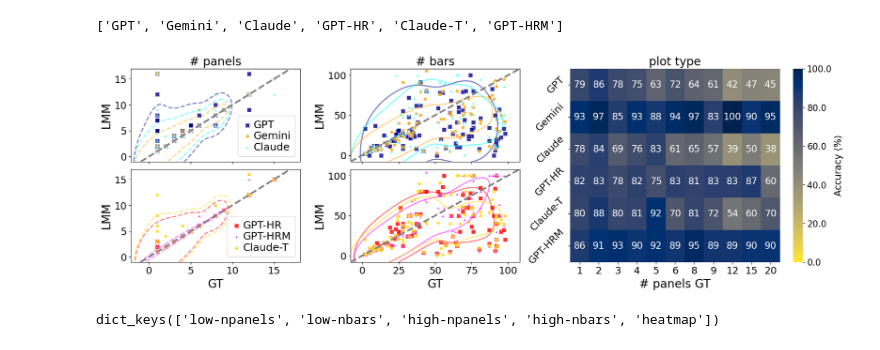
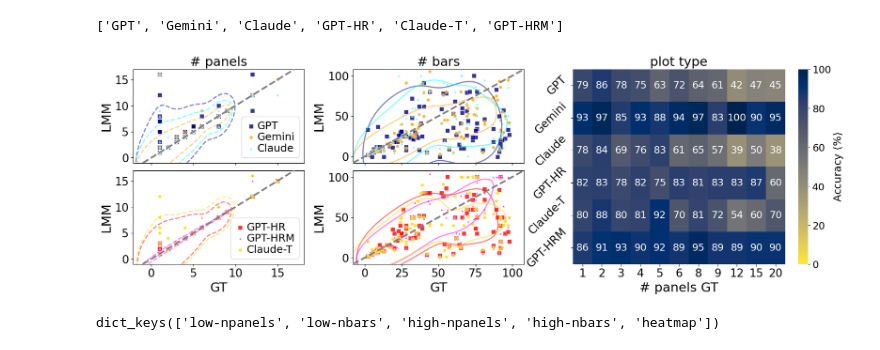
Before and after one commit to ReadingTimeMachine/LLM_VQA_MultiPanel, a Jupyter notebook: figure_notebooks/counting_types_figure2.ipynb, the cells around one changed output. Cells and saved outputs as stored; diff of their text form; code cells hidden in the pictures.

Commit message:
update plots

```diff
--- a/figure_notebooks/counting_types_figure2.ipynb
+++ b/figure_notebooks/counting_types_figure2.ipynb
@@ -274,7 +276,7 @@ marker_sizes_high, marker_styles_high, \
 fig = plt.figure(figsize=(base*3*fac, base))
 # fig = plt.figure(figsize=())
 # gs = fig.add_gridspec(2, 3, hspace=0.08, wspace=0.3)
-gs = fig.add_gridspec(2, 3, hspace=0.08, wspace=0.25, width_ratios=[1, 1, 1.55])
+gs = fig.add_gridspec(2, 3, hspace=0.08, wspace=0.24, width_ratios=[1, 1, 1.55])
 
 axes = {
     'low-npanels':  fig.add_subplot(gs[0, 0]),
@@ -290,11 +292,11 @@ axes['low-nbars'].sharex(axes['high-nbars'])
 
 
 
-fontsize = 20
-tick_fontsize = 17
-barfontsize = 16
-cbar_tick_fontsize = 15
-annot_fontsize = 16
+fontsize = 22
+tick_fontsize = 19
+barfontsize = 18
+cbar_tick_fontsize = 17
+annot_fontsize = 17
 #annot_fmt = '.1f'
 annot_fmt = '.0f' # whole numbers
 
@@ -486,35 +488,37 @@ for k,d in counts_df.items():
         axes['heatmap'].set_yticklabels(axes['heatmap'].get_yticklabels(),
                                  rotation=45, ha='right', va='center')
         axes['heatmap'].set_ylabel('LMM '+k)
         cbar_ax = axes['heatmap'].collections[0].colorbar
         # cbar.set_label('Accuracy <[%]>', fontsize=12, labelpad=10)
         cbar_ax.set_label(acctag, fontsize=barfontsize, labelpad=barpad)
-        cbar_ax.set_ticklabels(cbar_ax.get_ticks(), fontsize=cbar_tick_fontsize)
+        # cbar_ax.set_ticklabels(cbar_ax.get_ticks(), fontsize=cbar_tick_fontsize)
+        cbar_ax.ax.yaxis.set_major_formatter(FuncFormatter(lambda x, _: f'{x:.0f}'))
+        cbar_ax.ax.tick_params(labelsize=cbar_tick_fontsize)
 
 # plot type
 axes['heatmap'].set_title('plot type', fontsize=fontsize)
 axes['heatmap'].set_ylabel('')                       # remove "Model" y-axis label
 axes['heatmap'].set_xlabel(gttag, fontsize=fontsize)
 
 for key in ['low-npanels', 'low-nbars']:
     plt.setp(axes[key].get_xticklabels(), visible=False)
 
 for key in ['high-npanels', 'high-nbars']:
     axes[key].set_title('')
 for key in ['low-npanels', 'low-nbars']:
     axes[key].set_xlabel('')
     plt.setp(axes[key].get_xticklabels(), visible=False)  # also hide tick labels
 
 # set font sizes
 for k,ax in axes.items():
     # Set tick label font sizes for second subplot
     ax.tick_params(axis='both', which='major', labelsize=tick_fontsize)
 
 # fig.tight_layout()
 
 fig.savefig(save_fig_dir + 'simple_count_and_type.pdf', bbox_inches='tight')
 # %% [output]
-[figure, old version]
+[figure, new version]
 # %%
 axes.keys()
 # %% [output]
```
Also changed, not shown: parts of 2 cells of this notebook.
